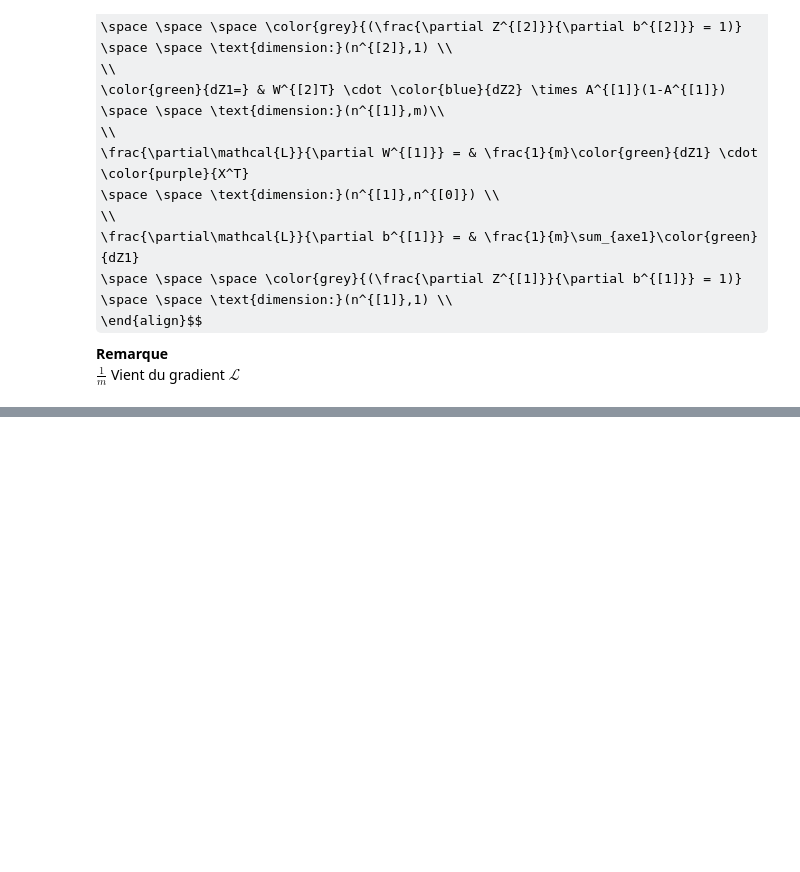
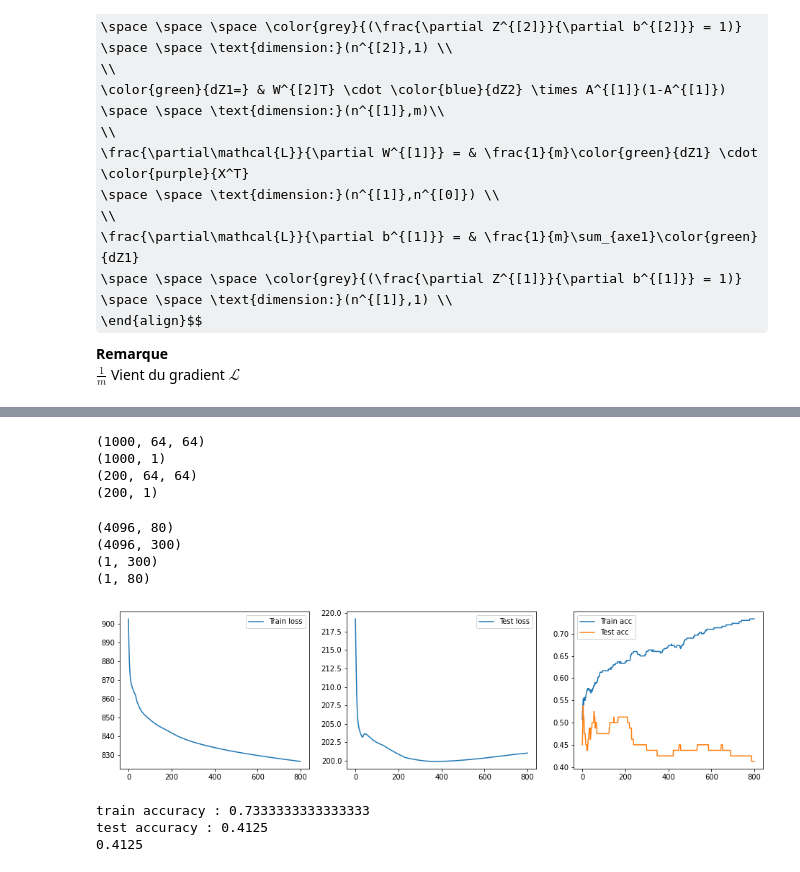
Before and after one commit to PerrinThibaud/neural_networks, a Jupyter notebook: Neural Networks/2. Feed Forward/feed_forward.ipynb, the cells around one changed output, grey strips where cells are left out. Cells and saved outputs as stored; diff of their text form; code cells hidden in the pictures; some formulas as TeX source; blank space fills up the shorter version.

```diff
--- a/Neural Networks/2. Feed Forward/feed_forward.ipynb
+++ b/Neural Networks/2. Feed Forward/feed_forward.ipynb
@@ -284,0 +545,46 @@ $\frac{1}{m}$ Vient du gradient $\mathcal{L}$
+# %%
+print(X_train.shape)
+print(y_train.shape)
+print(X_test.shape)
+print(y_test.shape)
+# %% [output]
+(1000, 64, 64)
+(1000, 1)
+(200, 64, 64)
+(200, 1)
+# %%
+y_train = y_train.T
+y_test = y_test.T
+
+X_train = X_train.T
+X_train_reshape = X_train.reshape(-1, X_train.shape[-1]) / X_train.max()
+
+X_test = X_test.T
+X_test_reshape = X_test.reshape(-1,  X_test.shape[-1]) / X_train.max()
+
+m_train = 300
+m_test = 80
+X_test_reshape = X_test_reshape[:, :m_test]
+X_train_reshape = X_train_reshape[:, :m_train]
+y_train = y_train[:, :m_train]
+y_test = y_test[:, :m_test]
+
+print(X_test_reshape.shape)
+print(X_train_reshape.shape)
+print(y_train.shape)
+print(y_test.shape)
+# %% [output]
+(4096, 80)
+(4096, 300)
+(1, 300)
+(1, 80)
+# %%
+parameters1 = neural_network2(
+    X_train_reshape, y_train, X_test_reshape, y_test,
+    n1 = 64, learning_rate = 0.01, n_iter = 8000
+)
+# %% [output]
+[figure, added]
+train accuracy : 0.7333333333333333
+test accuracy : 0.4125
+0.4125
```
Also changed, not shown: parts of 18 cells of this notebook, 3 other files.
